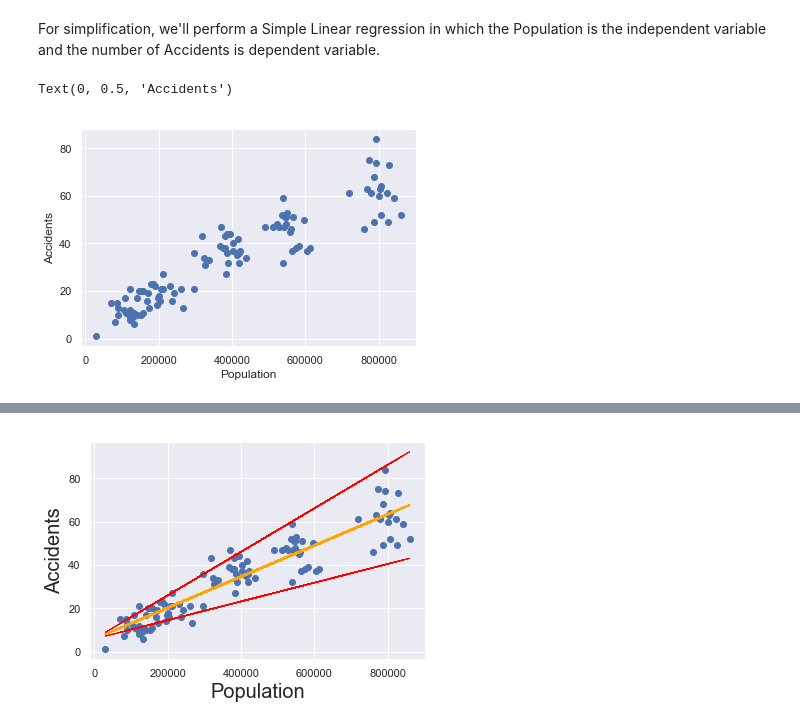
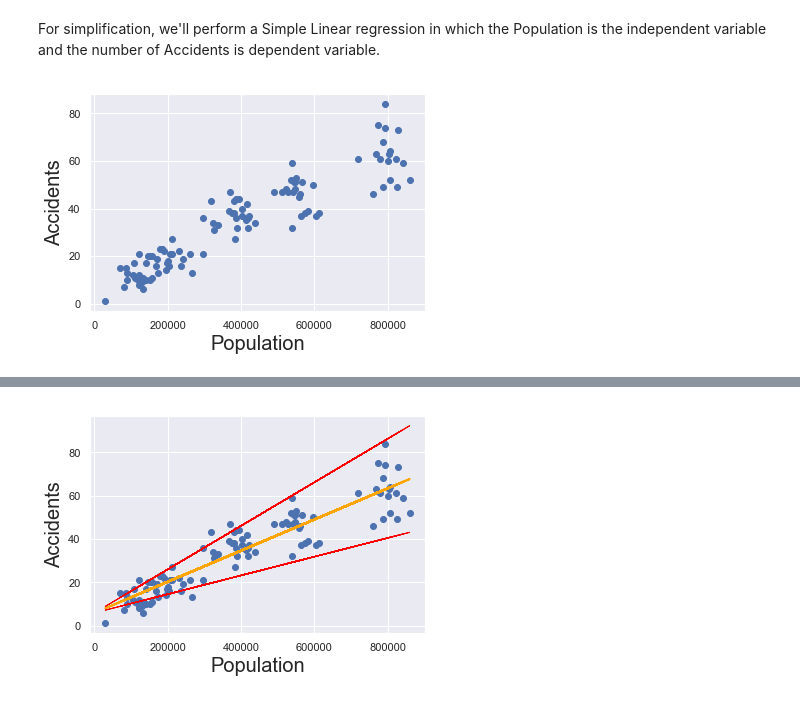
Before and after one commit to alexandrehsd/regression-analysis, a Jupyter notebook: Simple and Multiple Linear Regression.ipynb, the cells around one changed output, grey strips where cells are left out. Saved outputs shown, nothing was run; the diff lists cells and outputs as text; code cells hidden in the pictures.

```diff
--- a/Simple and Multiple Linear Regression.ipynb
+++ b/Simple and Multiple Linear Regression.ipynb
@@ -385,11 +385,10 @@ x1 = heter_data['Population']
 y = heter_data['Accidents']
 # %%
 plt.scatter(x1,y)
-plt.xlabel('Population')
-plt.ylabel('Accidents')
+plt.xlabel('Population', fontsize = 20)
+plt.ylabel('Accidents', fontsize = 20)
 # %% [output]
-Text(0, 0.5, 'Accidents')
-[figure, old version]
+[figure, new version]
 # %%
 results = linear_reg(x1, y)
 results.summary()
```
Also changed, not shown: parts of 16 cells of this notebook.
